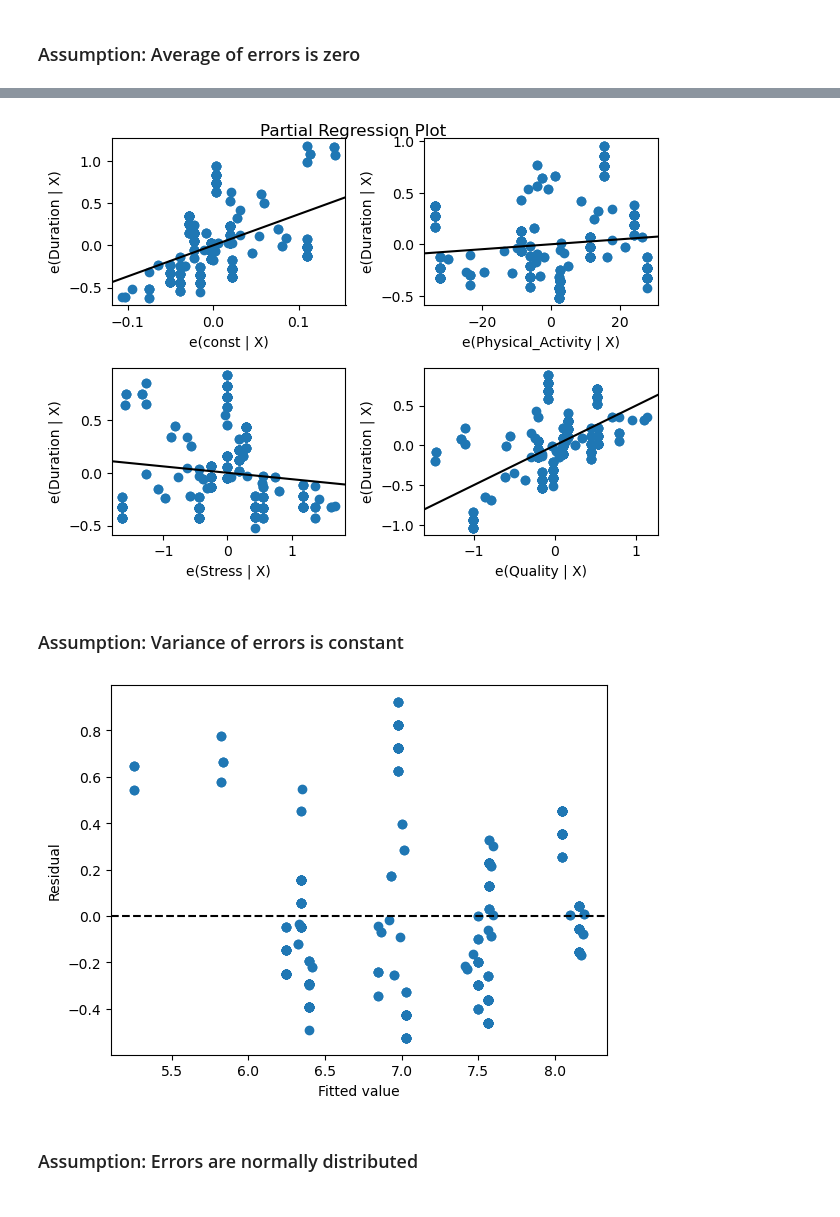
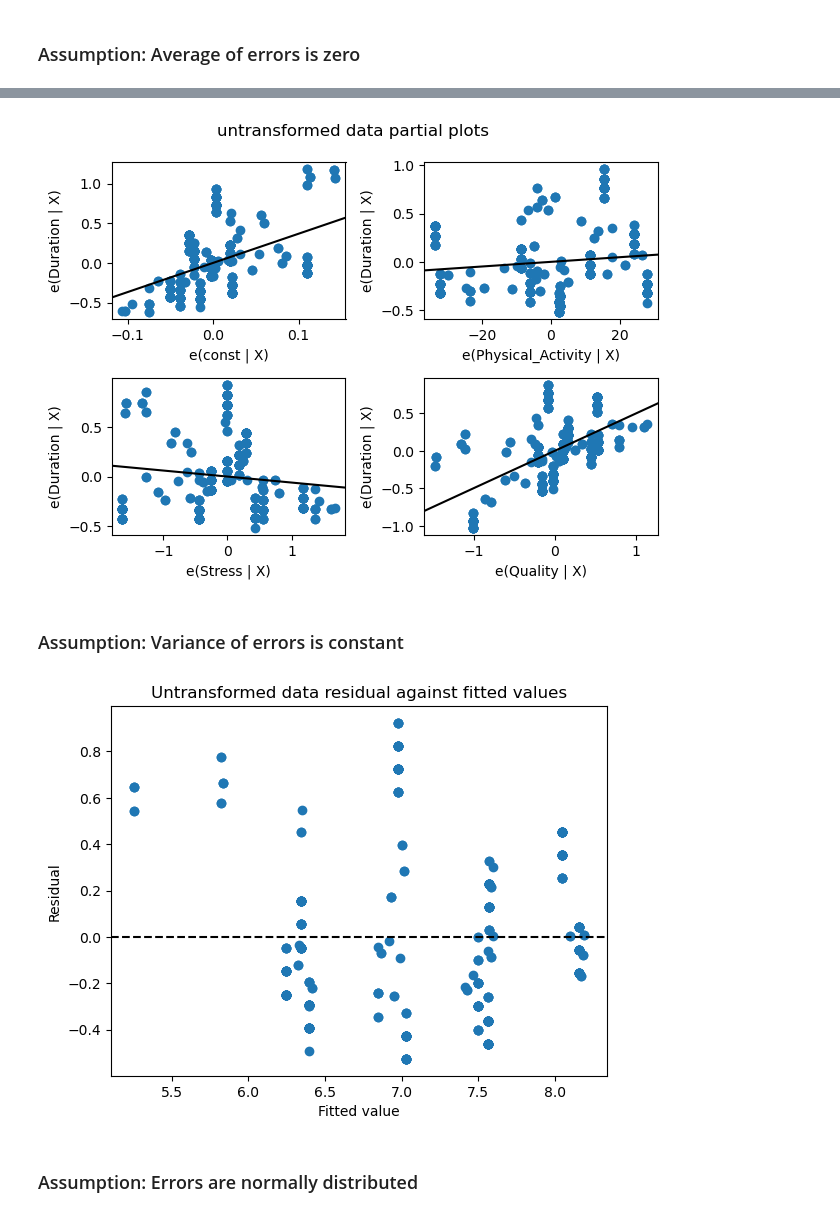
Before and after one commit to eric-y33/Math360-MAGC3, a Jupyter notebook: Phil.ipynb, the cells around one changed output, grey strips where cells are left out. Cells and saved outputs as stored; diff of their text form; code cells hidden in the pictures.

```diff
--- a/Phil.ipynb
+++ b/Phil.ipynb
@@ -101,22 +108,25 @@ plt.show()
 # %%
 ## partial regression plots
 sm.graphics.plot_partregress_grid(reg)
+plt.suptitle('untransformed data partial plots')
+plt.subplots_adjust(top=0.9)
 plt.show()
 # %% [output]
-[figure, old version]
+[figure, new version]
 # %% [markdown]
 ### Assumption: Variance of errors is constant
 # %%
 fitted_y = reg.fittedvalues
 residuals = reg.resid
 
 plt.scatter(fitted_y,residuals)
 plt.axhline(y = 0, color = 'k', linestyle = '--')
 plt.xlabel('Fitted value')
 plt.ylabel('Residual')
+plt.title('Untransformed data residual against fitted values')
 plt.show()
 # %% [output]
-[figure, old version]
+[figure, new version]
 # %% [markdown]
 ### Assumption: Errors are normally distributed
 # %%
```
Also changed, not shown: parts of 18 cells of this notebook.
